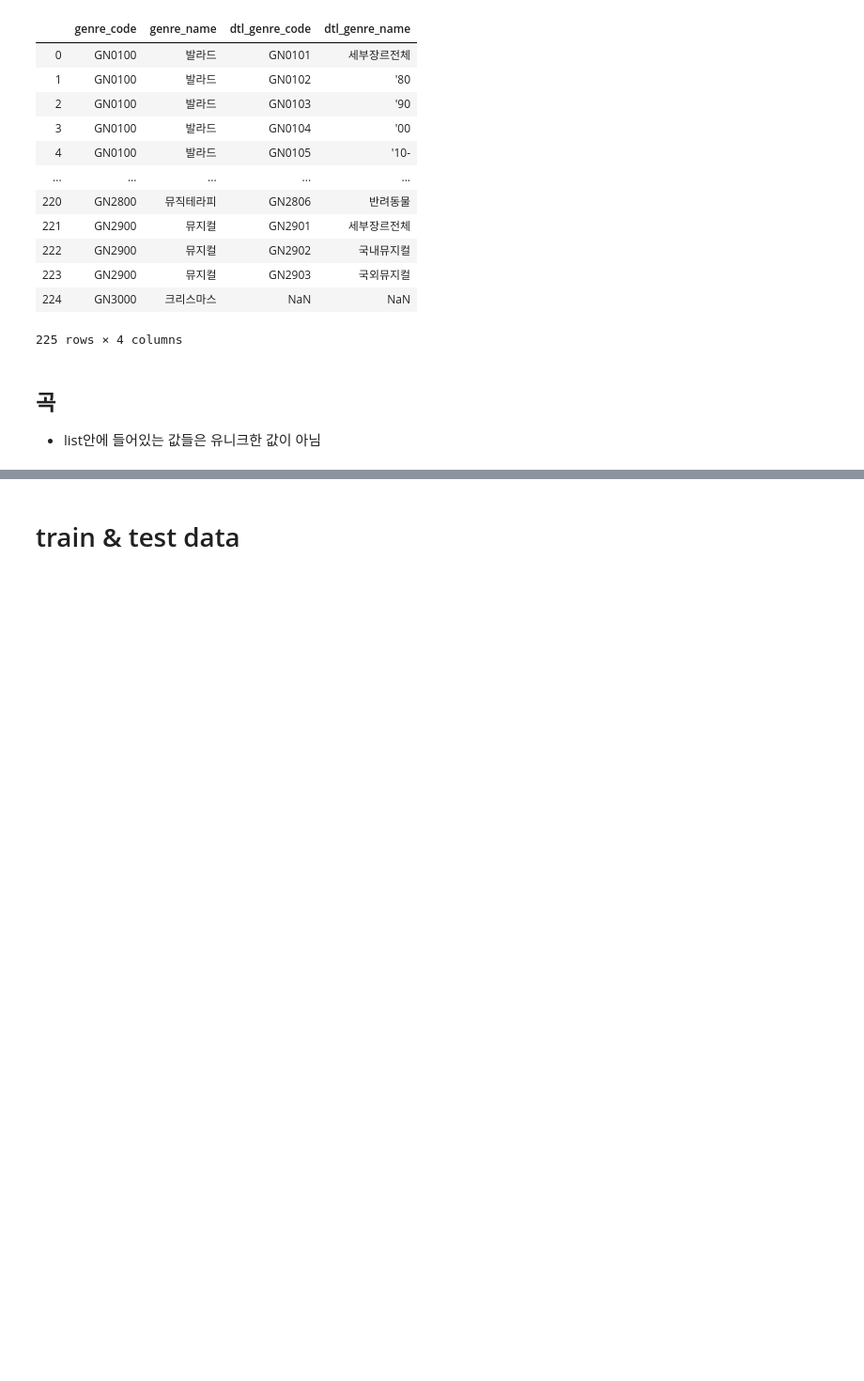
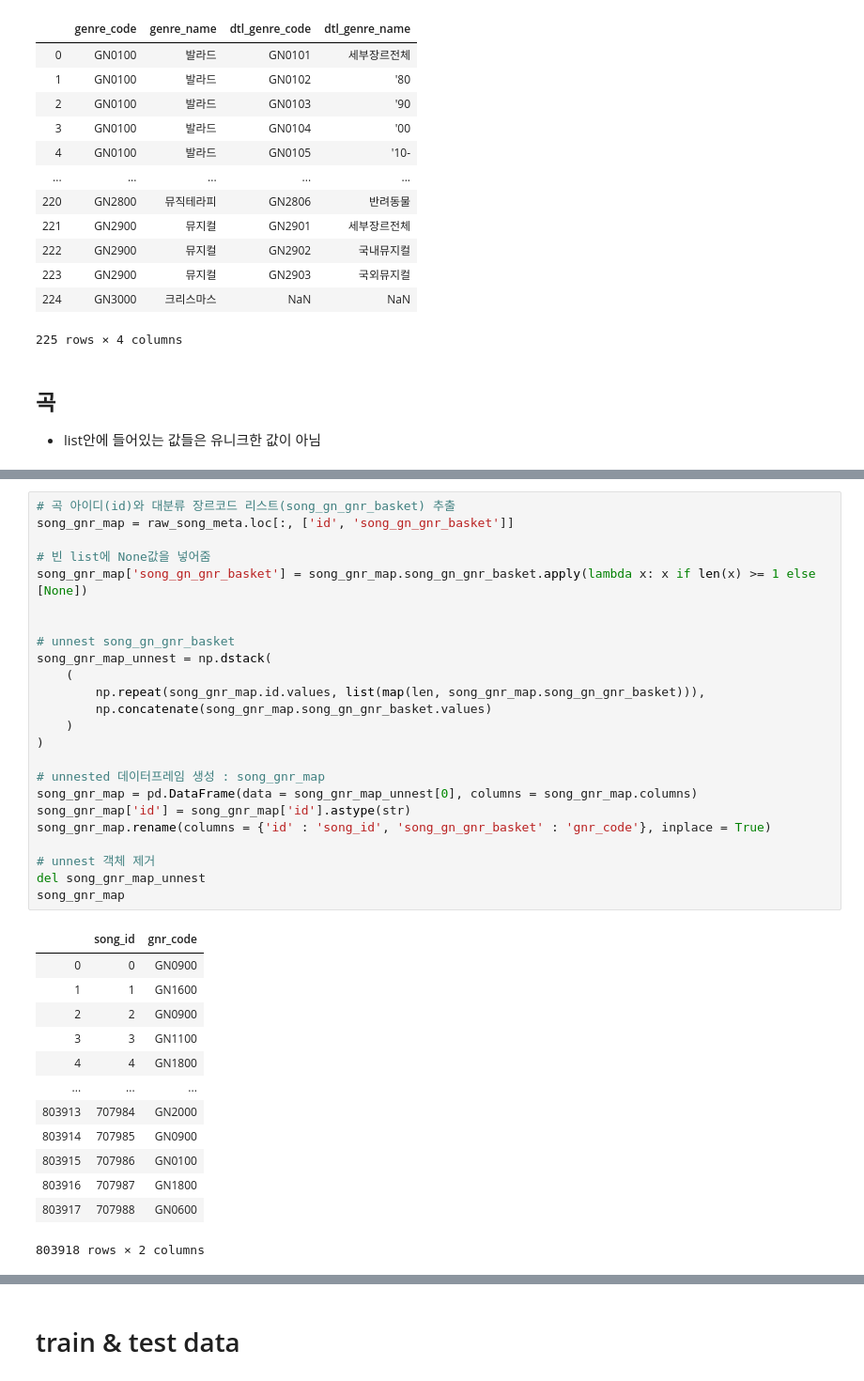
Before and after one commit to hmkim312/recommendation_project, a Jupyter notebook: playlist_recommendation/playlist_recommandation.ipynb, the cells around one changed output, grey strips where cells are left out. Shown at 94% size. Cells and saved outputs as stored; diff of their text form; blank space fills up the shorter version.

```diff
--- a/playlist_recommendation/playlist_recommandation.ipynb
+++ b/playlist_recommendation/playlist_recommandation.ipynb
@@ -129,3 +127,41 @@ artist_name_basket        707989 non-null object
 id                        707989 non-null int64
 dtypes: int64(3), object(6)
 memory usage: 48.6+ MB
+# %%
+# 곡 아이디(id)와 대분류 장르코드 리스트(song_gn_gnr_basket) 추출
+song_gnr_map = raw_song_meta.loc[:, ['id', 'song_gn_gnr_basket']]
+
+# 빈 list에 None값을 넣어줌
+song_gnr_map['song_gn_gnr_basket'] = song_gnr_map.song_gn_gnr_basket.apply(lambda x: x if len(x) >= 1 else [None])
+
+
+# unnest song_gn_gnr_basket
+song_gnr_map_unnest = np.dstack(
+    (
+        np.repeat(song_gnr_map.id.values, list(map(len, song_gnr_map.song_gn_gnr_basket))),
+        np.concatenate(song_gnr_map.song_gn_gnr_basket.values)
+    )
+)
+
+# unnested 데이터프레임 생성 : song_gnr_map
+song_gnr_map = pd.DataFrame(data = song_gnr_map_unnest[0], columns = song_gnr_map.columns)
+song_gnr_map['id'] = song_gnr_map['id'].astype(str)
+song_gnr_map.rename(columns = {'id' : 'song_id', 'song_gn_gnr_basket' : 'gnr_code'}, inplace = True)
+
+# unnest 객체 제거
+del song_gnr_map_unnest
+song_gnr_map
+# %% [output]
+|  | song_id | gnr_code |
+| 0 | 0 | GN0900 |
+| 1 | 1 | GN1600 |
+| 2 | 2 | GN0900 |
+| 3 | 3 | GN1100 |
+| 4 | 4 | GN1800 |
+| ... | ... | ... |
+| 803913 | 707984 | GN2000 |
+| 803914 | 707985 | GN0900 |
+| 803915 | 707986 | GN0100 |
+| 803916 | 707987 | GN1800 |
+| 803917 | 707988 | GN0600 |
+803918 rows × 2 columns
```
Also changed, not shown: parts of 17 cells of this notebook, 1 other file.
